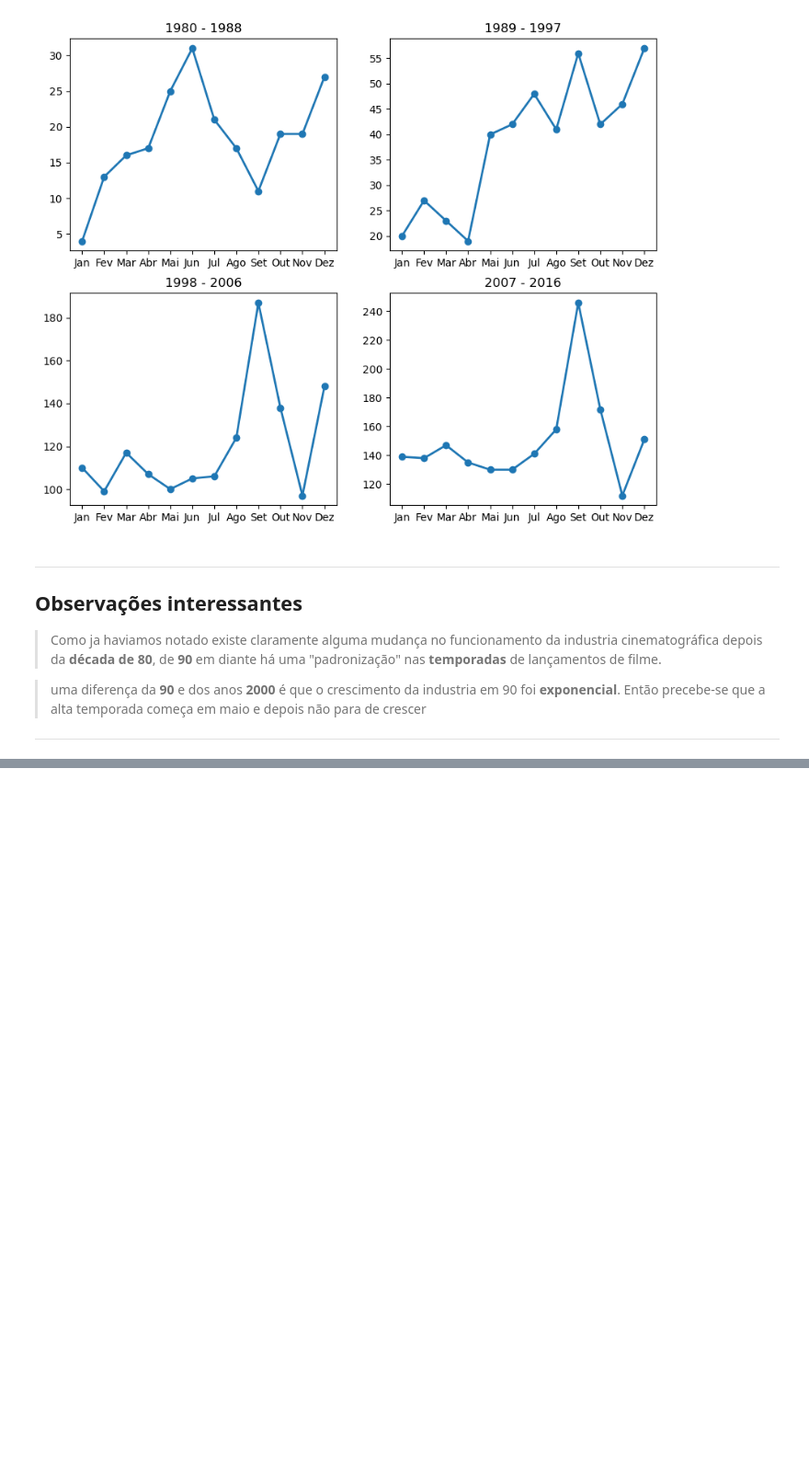
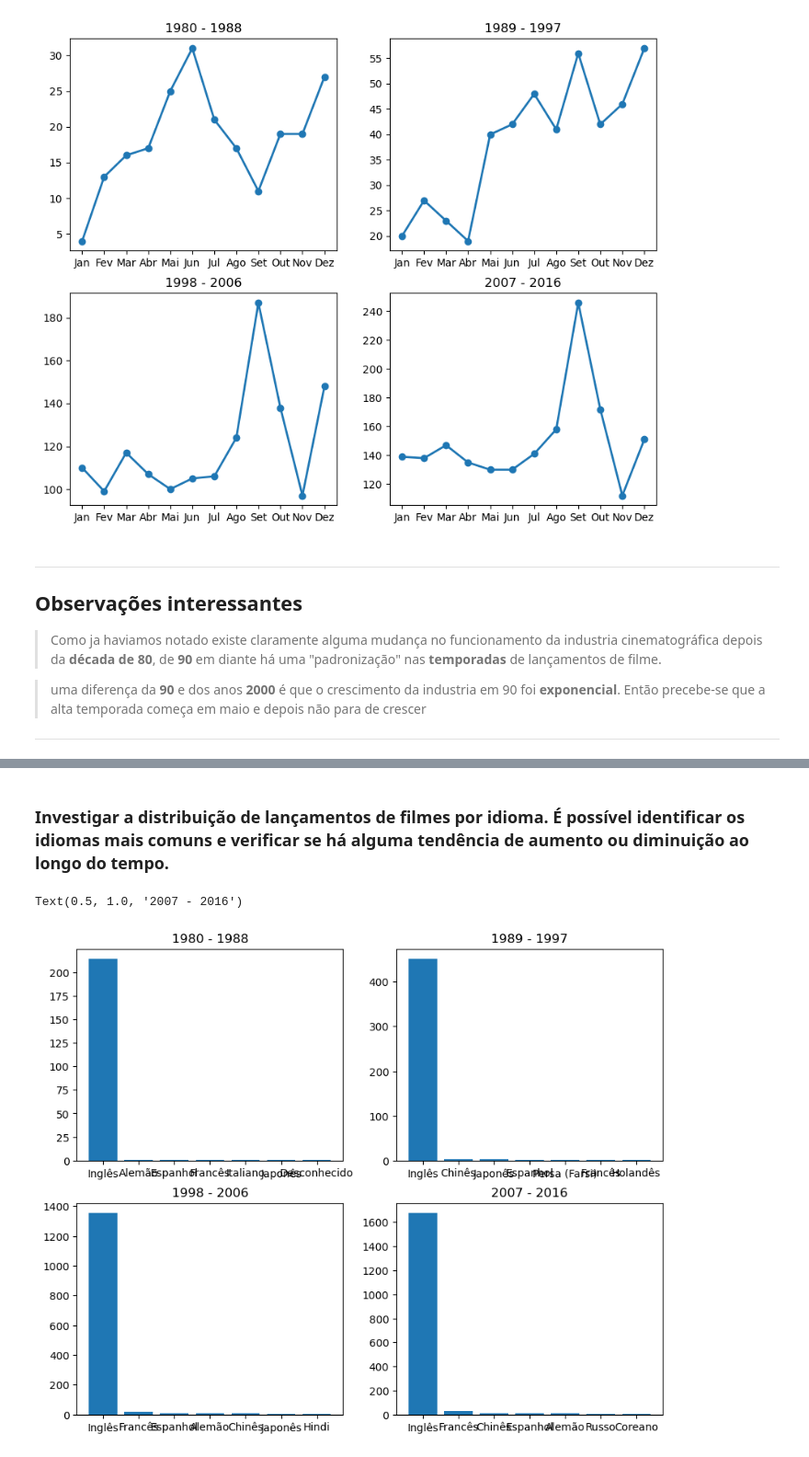
Before and after one commit to MiguelFreire-bit/IMDB-Analise_de_tendencia_de_lancamento, a Jupyter notebook: Analise_de_tendencia_de_lançamento.ipynb, the cells around one changed output, grey strips where cells are left out. Shown at 92% size. Cells and saved outputs as stored; diff of their text form; code cells hidden in the pictures; blank space fills up the shorter version.

Commit message:
Análise por idioma - Tendência de lançamento

```diff
--- a/Analise_de_tendencia_de_lançamento.ipynb
+++ b/Analise_de_tendencia_de_lançamento.ipynb
@@ -688,0 +698,2 @@ Text(0.5, 1.0, '2007 - 2016')
+# %% [markdown]
+### Investigar a distribuição de lançamentos de filmes por idioma. É possível identificar os idiomas mais comuns e verificar se há alguma tendência de aumento ou diminuição ao longo do tempo.
@@ -688,0 +730,27 @@ Text(0.5, 1.0, '2007 - 2016')
+# %%
+lingua_1, Valores_1, filmes_por_linguas_1 = Amostra_linguas(1980, 1988)
+lingua_2, Valores_2, filmes_por_linguas_2 = Amostra_linguas(1989, 1997)
+lingua_3, Valores_3, filmes_por_linguas_3 = Amostra_linguas(1998, 2006)
+lingua_4, Valores_4, filmes_por_linguas_4 = Amostra_linguas(2007, 2016)
+# %%
+# Criar a figura e os subplots
+fig, axes = plt.subplots(2, 2, figsize=(10, 8))
+
+# plot 1
+axes[0,0].bar(lingua_1,Valores_1, lw=2)
+axes[0,0].set_title('1980 - 1988')
+
+# plot 2
+axes[0,1].bar(lingua_2, Valores_2, lw=2)
+axes[0,1].set_title('1989 - 1997')
+
+# plot 3
+axes[1,0].bar(lingua_3, Valores_3, lw=2)
+axes[1,0].set_title('1998 - 2006')
+
+# plot 4
+axes[1,1].bar(lingua_4, Valores_4, lw=2)
+axes[1,1].set_title('2007 - 2016')
+# %% [output]
+Text(0.5, 1.0, '2007 - 2016')
+[figure, added]
```
Also changed, not shown: parts of 13 cells of this notebook.
